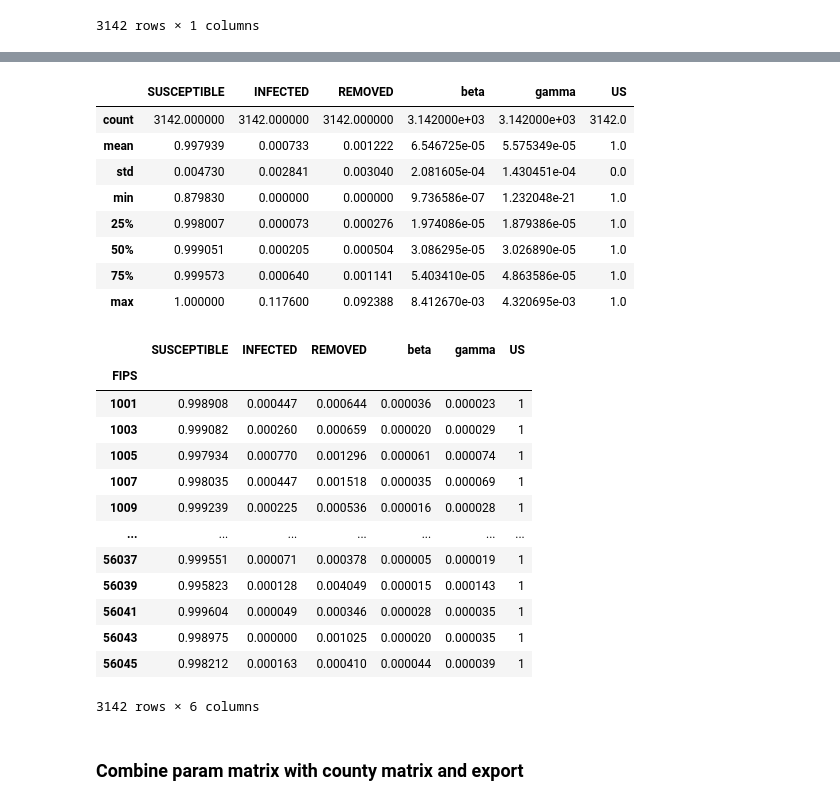
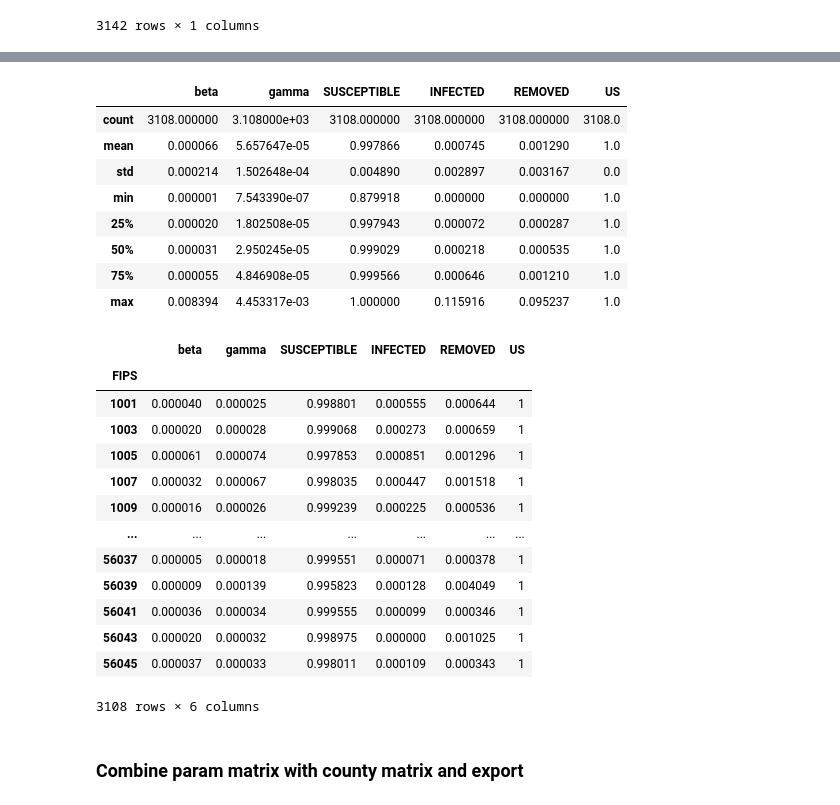
Before and after one commit to not-a-hot-dog/parallelized-disease-modeling, a Jupyter notebook: data/generate_matrix.ipynb, the cells around one changed output, grey strips where cells are left out. Saved outputs shown, nothing was run; the diff lists cells and outputs as text; code cells hidden in the pictures.

Commit message:
updated matrix with latest corona data and added image generation notebook

```diff
--- a/data/generate_matrix.ipynb
+++ b/data/generate_matrix.ipynb
@@ -166,6 +190,7 @@ num_days = 14
 # %%
 sir_df = pd.DataFrame(corona_pivot.iloc[:, -1].rename("cases_now"))
 sir_df['cases_old'] = corona_pivot.iloc[:, -num_days]
-display(sir_df.describe())
+sir_df['POPULATION'] = [census_df.POPESTIMATE2019.loc[i] for i in sir_df.index]
+sir_df.to_csv('corona.csv')
 sir_df
 # %% [output]
@@ -195,11 +211,10 @@ sir_df
 # %%
-sir_df['POPULATION'] = [fip_pop_dict[i] for i in sir_df.index]
 sir_df['SUSCEPTIBLE'] = (sir_df.POPULATION - sir_df.cases_now)/sir_df.POPULATION
 sir_df['INFECTED'] = (sir_df.cases_now - sir_df.cases_old)/sir_df.POPULATION
 sir_df['REMOVED'] = (sir_df.cases_old)/sir_df.POPULATION
 sir_df.SUSCEPTIBLE = [float('NaN') if i>1 or i<0 else i for i in sir_df.SUSCEPTIBLE]
 sir_df.INFECTED = [float('NaN') if i>1 or i<0 else i for i in sir_df.INFECTED]
 sir_df.REMOVED = [float('NaN') if i>1 or i<0 else i for i in sir_df.REMOVED]
-sir_df = sir_df[['SUSCEPTIBLE', 'INFECTED', 'REMOVED']].dropna()
+sir_df.dropna(inplace=True)
 sir_df
 # %% [output]
@@ -240,6 +255,6 @@ corona_pivot_diff
 # %%
 # normalize by dividing by population
-corona_pivot_diff_pct = corona_pivot_diff.apply(lambda x: x/[fip_pop_dict[i] for i in x.index])
+corona_pivot_diff_pct = corona_pivot_diff.apply(lambda x: x/[census_df.POPESTIMATE2019.loc[i] for i in x.index])
 corona_pivot_diff_pct
 # %% [output]
 | date | 2020-04-13 | 2020-04-14 | 2020-04-15 | 2020-04-16 | 2020-04-17 | 2020-04-18 | 2020-04-19 | 2020-04-20 | ... |
@@ -264,7 +279,7 @@ def func(x):
     avg = np.sum(change_pcts)/len(x)
 
     # drop samples without too few changes or negative change
-    if len(change_pcts) < 3 or avg <= 0:
+    if len(change_pcts) < 3 or avg <= 1e-9:
         return float("NaN")
 
     return avg
@@ -273,8 +288,10 @@ average_row = lambda x: func(x)
 
 hyperparam_df = pd.DataFrame(corona_pivot_diff_pct.iloc[:, -num_days:].T.apply(average_row).rename("beta"))
 hyperparam_df['gamma'] = corona_pivot_diff_pct.iloc[:, :-num_days].T.apply(average_row)
+hyperparam_df = hyperparam_df.dropna(how='all')
+display(hyperparam_df)
+
 corona_quartiles = pd.concat([sir_df.describe(), hyperparam_df.describe()], axis=1)
-display(hyperparam_df)
 corona_quartiles
 # %% [output]
 |  | beta | gamma |
@@ -303,58 +320,60 @@ corona_quartiles
 # %%
-fip_pop_pct_dict = census_df.POPESTIMATE2019.rank(pct=True).to_dict()
+fip_pop_density_pct_dict = census_df.pop_density.rank(pct=True).to_dict()
 
 fip_s_dict = sir_df.SUSCEPTIBLE.to_dict()
 fip_i_dict = sir_df.INFECTED.to_dict()
 fip_r_dict = sir_df.REMOVED.to_dict()
 fip_beta_dict = hyperparam_df.beta.dropna().to_dict()
 fip_gamma_dict = hyperparam_df.gamma.dropna().to_dict()
 
 def generate_data(fip, mode, dict1, dict2):
     try:
         return dict1[fip]
     except KeyError:
         # Generate default values based on infection rate percentile
         return dict2[fip]*(corona_quartiles[mode]['75%']-corona_quartiles[mode]['25%']) + corona_quartiles[mode]['25%']
 
 matrix_df = census_df.copy()
-matrix_df['SUSCEPTIBLE'] = [generate_data(i, 'SUSCEPTIBLE', fip_s_dict, fip_pop_pct_dict) for i in matrix_df.index]
-matrix_df['INFECTED'] = [generate_data(i, 'INFECTED', fip_i_dict, fip_pop_pct_dict) for i in matrix_df.index]
-matrix_df['REMOVED'] = [generate_data(i, 'REMOVED', fip_r_dict, fip_pop_pct_dict) for i in matrix_df.index]
+matrix_df['SUSCEPTIBLE'] = [generate_data(i, 'SUSCEPTIBLE', fip_s_dict, fip_pop_density_pct_dict) for i in matrix_df.index]
+matrix_df['INFECTED'] = [generate_data(i, 'INFECTED', fip_i_dict, fip_pop_density_pct_dict) for i in matrix_df.index]
+matrix_df['REMOVED'] = [generate_data(i, 'REMOVED', fip_r_dict, fip_pop_density_pct_dict) for i in matrix_df.index]
 
 inf_dict = matrix_df.INFECTED.rank(pct=True).to_dict()
 rem_dict = matrix_df.REMOVED.rank(pct=True).to_dict()
 
 matrix_df['beta'] = [generate_data(i, 'beta', fip_beta_dict, inf_dict) for i in matrix_df.index]
 matrix_df['gamma'] = [generate_data(i, 'gamma', fip_gamma_dict, rem_dict) for i in matrix_df.index]
 
 matrix_df['US'] = 1
 matrix_df.drop(columns=['POPESTIMATE2019'], inplace=True)
 
+matrix_df = matrix_df[['beta', 'gamma', 'SUSCEPTIBLE', 'INFECTED', 'REMOVED', 'US']]
 display(matrix_df.describe())
-matrix_df
+display(matrix_df)
+matrix_df.to_csv('params.csv')
 # %% [output]
-|  | SUSCEPTIBLE | INFECTED | REMOVED | beta | gamma | US |
-| count | 3142.000000 | 3142.000000 | 3142.000000 | 3.142000e+03 | 3.142000e+03 | 3142.0 |
-| mean | 0.997939 | 0.000733 | 0.001222 | 6.546725e-05 | 5.575349e-05 | 1.0 |
-| std | 0.004730 | 0.002841 | 0.003040 | 2.081605e-04 | 1.430451e-04 | 0.0 |
-| min | 0.879830 | 0.000000 | 0.000000 | 9.736586e-07 | 1.232048e-21 | 1.0 |
-| 25% | 0.998007 | 0.000073 | 0.000276 | 1.974086e-05 | 1.879386e-05 | 1.0 |
-| 50% | 0.999051 | 0.000205 | 0.000504 | 3.086295e-05 | 3.026890e-05 | 1.0 |
-| 75% | 0.999573 | 0.000640 | 0.001141 | 5.403410e-05 | 4.863586e-05 | 1.0 |
-| max | 1.000000 | 0.117600 | 0.092388 | 8.412670e-03 | 4.320695e-03 | 1.0 |
+|  | beta | gamma | SUSCEPTIBLE | INFECTED | REMOVED | US |
+| count | 3108.000000 | 3.108000e+03 | 3108.000000 | 3108.000000 | 3108.000000 | 3108.0 |
+| mean | 0.000066 | 5.657647e-05 | 0.997866 | 0.000745 | 0.001290 | 1.0 |
+| std | 0.000214 | 1.502648e-04 | 0.004890 | 0.002897 | 0.003167 | 0.0 |
+| min | 0.000001 | 7.543390e-07 | 0.879918 | 0.000000 | 0.000000 | 1.0 |
+| 25% | 0.000020 | 1.802508e-05 | 0.997943 | 0.000072 | 0.000287 | 1.0 |
+| 50% | 0.000031 | 2.950245e-05 | 0.999029 | 0.000218 | 0.000535 | 1.0 |
+| 75% | 0.000055 | 4.846908e-05 | 0.999566 | 0.000646 | 0.001210 | 1.0 |
+| max | 0.008394 | 4.453317e-03 | 1.000000 | 0.115916 | 0.095237 | 1.0 |
-|  | SUSCEPTIBLE | INFECTED | REMOVED | beta | gamma | US |
+|  | beta | gamma | SUSCEPTIBLE | INFECTED | REMOVED | US |
 | FIPS |  |  |  |  |  |  |
-| 1001 | 0.998908 | 0.000447 | 0.000644 | 0.000036 | 0.000023 | 1 |
-| 1003 | 0.999082 | 0.000260 | 0.000659 | 0.000020 | 0.000029 | 1 |
-| 1005 | 0.997934 | 0.000770 | 0.001296 | 0.000061 | 0.000074 | 1 |
-| 1007 | 0.998035 | 0.000447 | 0.001518 | 0.000035 | 0.000069 | 1 |
-| 1009 | 0.999239 | 0.000225 | 0.000536 | 0.000016 | 0.000028 | 1 |
+| 1001 | 0.000040 | 0.000025 | 0.998801 | 0.000555 | 0.000644 | 1 |
+| 1003 | 0.000020 | 0.000028 | 0.999068 | 0.000273 | 0.000659 | 1 |
+| 1005 | 0.000061 | 0.000074 | 0.997853 | 0.000851 | 0.001296 | 1 |
+| 1007 | 0.000032 | 0.000067 | 0.998035 | 0.000447 | 0.001518 | 1 |
+| 1009 | 0.000016 | 0.000026 | 0.999239 | 0.000225 | 0.000536 | 1 |
 | ... | ... | ... | ... | ... | ... | ... |
-| 56037 | 0.999551 | 0.000071 | 0.000378 | 0.000005 | 0.000019 | 1 |
-| 56039 | 0.995823 | 0.000128 | 0.004049 | 0.000015 | 0.000143 | 1 |
-| 56041 | 0.999604 | 0.000049 | 0.000346 | 0.000028 | 0.000035 | 1 |
-| 56043 | 0.998975 | 0.000000 | 0.001025 | 0.000020 | 0.000035 | 1 |
-| 56045 | 0.998212 | 0.000163 | 0.000410 | 0.000044 | 0.000039 | 1 |
+| 56037 | 0.000005 | 0.000018 | 0.999551 | 0.000071 | 0.000378 | 1 |
+| 56039 | 0.000009 | 0.000139 | 0.995823 | 0.000128 | 0.004049 | 1 |
+| 56041 | 0.000036 | 0.000034 | 0.999555 | 0.000099 | 0.000346 | 1 |
+| 56043 | 0.000020 | 0.000032 | 0.998975 | 0.000000 | 0.001025 | 1 |
+| 56045 | 0.000037 | 0.000033 | 0.998011 | 0.000109 | 0.000343 | 1 |
-3142 rows × 6 columns
+3108 rows × 6 columns
 # %% [markdown]
 ### Combine param matrix with county matrix and export
```
Also changed, not shown: parts of 15 cells of this notebook, 5 other files.
